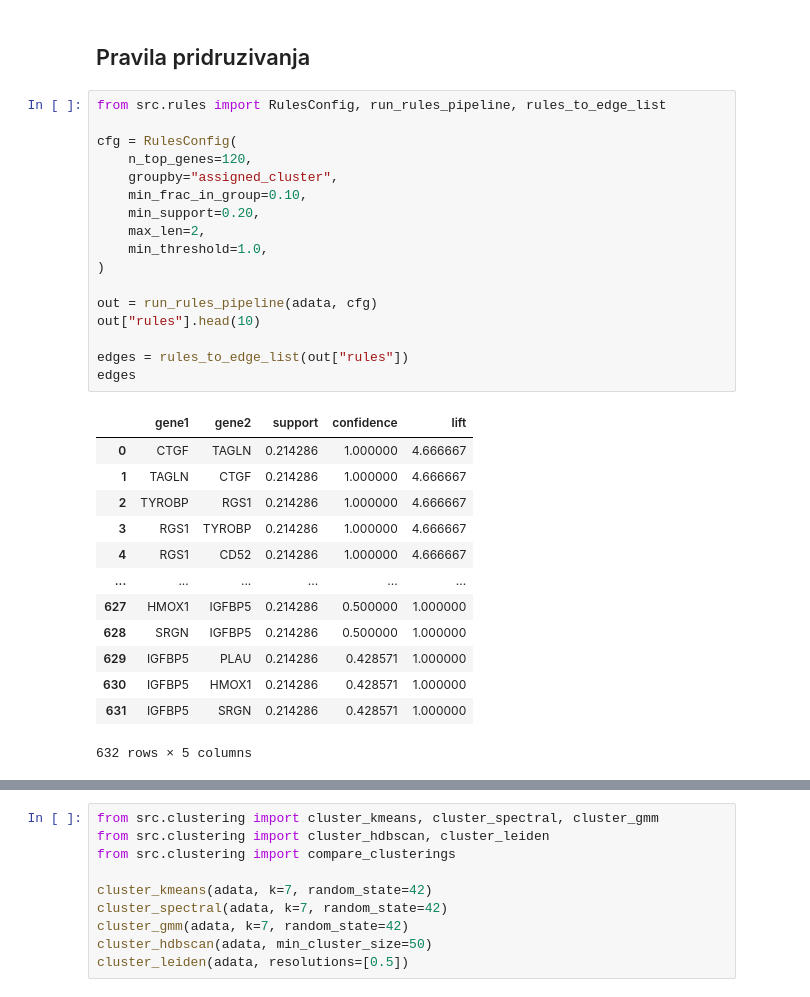
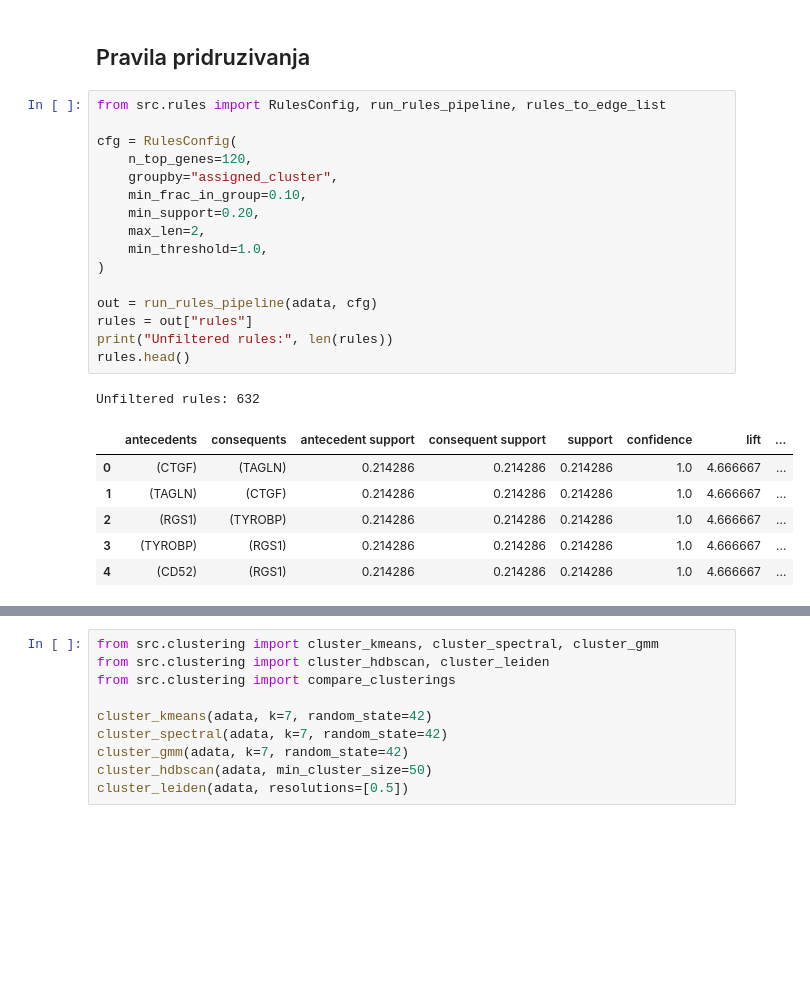
Before and after one commit to janazivkovic02/Single-Cell-Pancreas-Analysis, a Jupyter notebook: notebooks/01_exploration.ipynb, the cells around one changed output, grey strips where cells are left out. Cells and saved outputs as stored; diff of their text form; blank space fills up the shorter version.

```diff
--- a/notebooks/01_exploration.ipynb
+++ b/notebooks/01_exploration.ipynb
@@ -81,32 +79,25 @@ sc.pl.umap(adata, color=["batch", "assigned_cluster"])
 # %%
 from src.rules import RulesConfig, run_rules_pipeline, rules_to_edge_list
 
 cfg = RulesConfig(
     n_top_genes=120,
     groupby="assigned_cluster",
     min_frac_in_group=0.10,
     min_support=0.20,
     max_len=2,
     min_threshold=1.0,
 )
 
 out = run_rules_pipeline(adata, cfg)
-out["rules"].head(10)
-
-edges = rules_to_edge_list(out["rules"])
-edges
+rules = out["rules"]
+print("Unfiltered rules:", len(rules))
+rules.head()
 # %% [output]
+Unfiltered rules: 632
-|  | gene1 | gene2 | support | confidence | lift |
-| 0 | CTGF | TAGLN | 0.214286 | 1.000000 | 4.666667 |
-| 1 | TAGLN | CTGF | 0.214286 | 1.000000 | 4.666667 |
-| 2 | TYROBP | RGS1 | 0.214286 | 1.000000 | 4.666667 |
-| 3 | RGS1 | TYROBP | 0.214286 | 1.000000 | 4.666667 |
-| 4 | RGS1 | CD52 | 0.214286 | 1.000000 | 4.666667 |
-| ... | ... | ... | ... | ... | ... |
-| 627 | HMOX1 | IGFBP5 | 0.214286 | 0.500000 | 1.000000 |
-| 628 | SRGN | IGFBP5 | 0.214286 | 0.500000 | 1.000000 |
-| 629 | IGFBP5 | PLAU | 0.214286 | 0.428571 | 1.000000 |
-| 630 | IGFBP5 | HMOX1 | 0.214286 | 0.428571 | 1.000000 |
-| 631 | IGFBP5 | SRGN | 0.214286 | 0.428571 | 1.000000 |
+|  | antecedents | consequents | antecedent support | consequent support | support | confidence | lift | ... |
+| 0 | (CTGF) | (TAGLN) | 0.214286 | 0.214286 | 0.214286 | 1.0 | 4.666667 | ... |
+| 1 | (TAGLN) | (CTGF) | 0.214286 | 0.214286 | 0.214286 | 1.0 | 4.666667 | ... |
+| 2 | (RGS1) | (TYROBP) | 0.214286 | 0.214286 | 0.214286 | 1.0 | 4.666667 | ... |
+| 3 | (TYROBP) | (RGS1) | 0.214286 | 0.214286 | 0.214286 | 1.0 | 4.666667 | ... |
+| 4 | (CD52) | (RGS1) | 0.214286 | 0.214286 | 0.214286 | 1.0 | 4.666667 | ... |
-632 rows × 5 columns
 # %%
```
Also changed, not shown: parts of 10 cells of this notebook, 2 other files.
